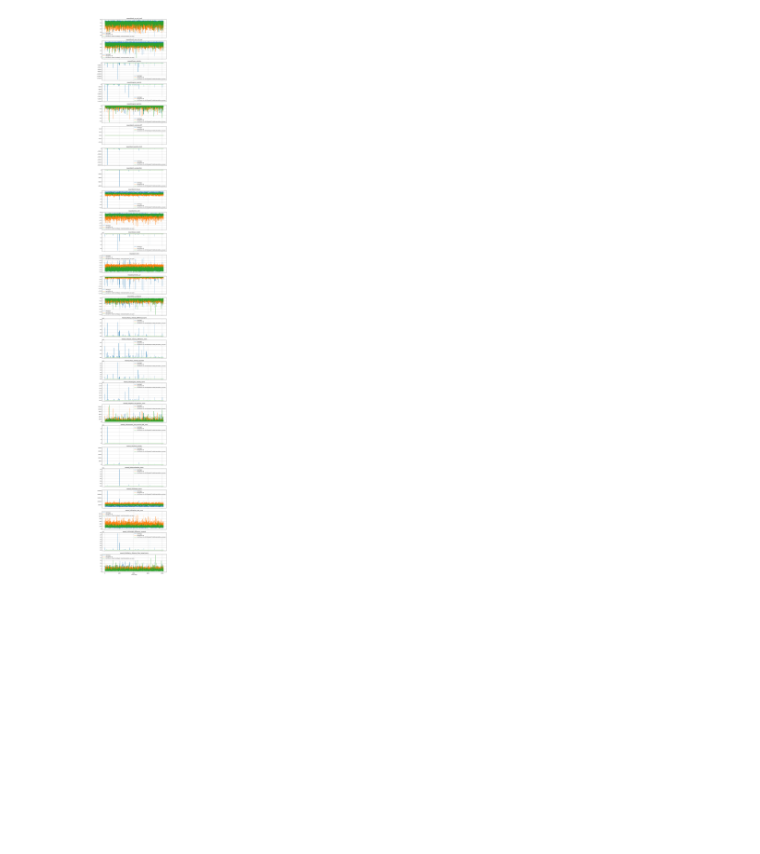
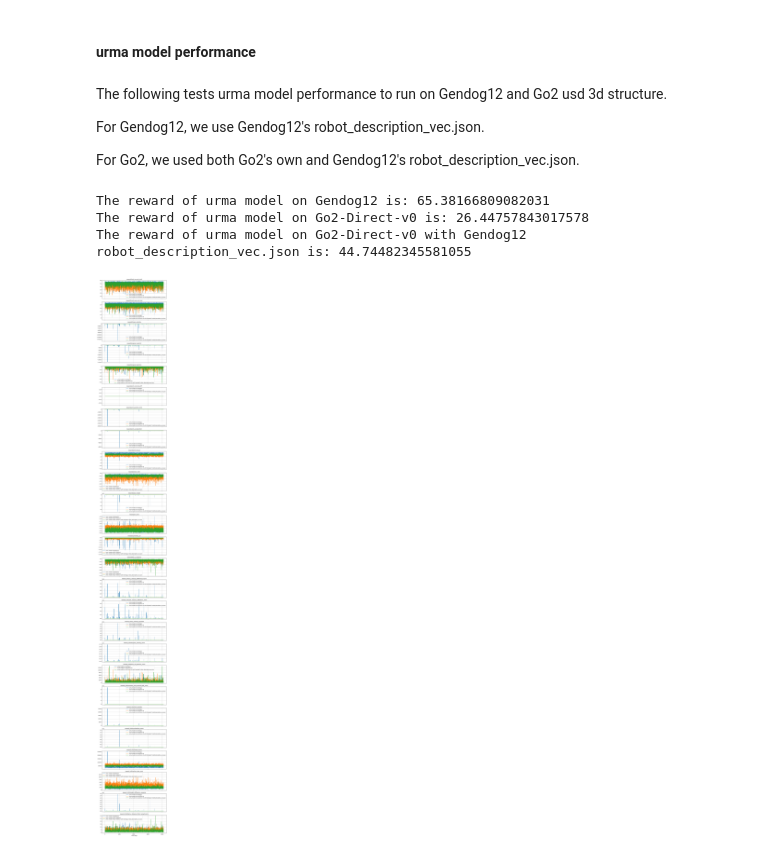
Before and after one commit to Dichen-Li/Adaptive-Embodiment, a Jupyter notebook: analysis/analyze_urma_go2_gendog12.ipynb, the cells around one changed output. Cells and saved outputs as stored; diff of their text form; code cells hidden in the pictures; blank space fills up the shorter version.

Commit message:
More analysis about expert and urma performance on Gendog12 and Go2

```diff
--- a/analysis/analyze_urma_go2_gendog12.ipynb
+++ b/analysis/analyze_urma_go2_gendog12.ipynb
@@ -3,4 +2,0 @@
-# %%
-import json
-with open("eval_student_model_urma_detailed.json", "r") as f:
-    log_data = json.load(f)
@@ -19,0 +11,13 @@ Go2-Direct-v0 with Gendog12 robot_description_vec.json reward is 44.744823455810
+# %%
+import json
+with open("reward_log_file_Gendog12_expert_on_Gendog12.json", "r") as f:
+    expert_return1 = json.load(f)
+print("The reward of Gendog12 expert model on Gendog12 is:", expert_return1['Gendog12']['average_return'])
+import json
+with open("reward_log_file_Gendog12_expert_on_Go2.json", "r") as f:
+    expert_return2 = json.load(f)
+print("The reward of Gendog12 expert model on Go2-Direct-v0 is:", expert_return2['Go2-Direct-v0']['average_return'])
+import json
+with open("reward_log_file_Gendog12_expert_on_Go2_with_Gendog12_description_vector.json", "r") as f:
+    expert_return3 = json.load(f)
+print("The reward of Gendog12 expert model on Go2-Direct-v0 with Gendog12 robot_description_vec.json is:", expert_return3['Go2-Direct-v0']['average_return'])
@@ -19,0 +54,4 @@ Go2-Direct-v0 with Gendog12 robot_description_vec.json reward is 44.744823455810
+# %%
+reward_dicts = [expert_return1['Gendog12'], expert_return2['Go2-Direct-v0'], expert_return3['Go2-Direct-v0']]
+reward_labels = ['Gendog12 expert on Gendog12', 'Gendog12 expert on Go2-Direct-v0', 'Gendog12 expert on Go2-Direct-v0 with Gendog12 robot_description_vec.json']
+compare_scalar_rewards(reward_dicts, reward_labels)
@@ -20,3 +76,24 @@ Go2-Direct-v0 with Gendog12 robot_description_vec.json reward is 44.744823455810
+# %% [markdown]
+#### urma model performance
+# %% [markdown]
+The following tests urma model performance to run on Gendog12 and Go2 usd 3d structure.
+
+For Gendog12, we use Gendog12's robot_description_vec.json.
+
+For Go2, we used both Go2's own and Gendog12's robot_description_vec.json.
+# %%
+import json
+with open("eval_student_model_urma_detailed.json", "r") as f:
+    log_data1 = json.load(f)
+print("The reward of urma model on Gendog12 is:", log_data1['Gendog12']['average_return'])
+print("The reward of urma model on Go2-Direct-v0 is:", log_data1['Go2-Direct-v0']['average_return'])
+with open("eval_student_model_urma_detailed_Go2_with_Gendog12_description_vec.json", "r") as f:
+    log_data2 = json.load(f)
+print("The reward of urma model on Go2-Direct-v0 with Gendog12 robot_description_vec.json is:", log_data2['Go2-Direct-v0']['average_return'])
+# %% [output]
+The reward of urma model on Gendog12 is: 65.38166809082031
+The reward of urma model on Go2-Direct-v0 is: 26.44757843017578
+The reward of urma model on Go2-Direct-v0 with Gendog12 robot_description_vec.json is: 44.74482345581055
 # %%
 import matplotlib.pyplot as plt
 
@@ -74,8 +151,8 @@ def plot_rewards_multiple(reward_dicts, reward_names):
     plt.tight_layout()
     plt.show()
 # %%
-reward_dicts = [log_data['Gendog12']['reward_extras'], log_data['Go2-Direct-v0']['reward_extras'], log_data2['Go2-Direct-v0']['reward_extras']]
-reward_labels = ['Gendog12', 'Go2-Direct-v0', 'Go2-Direct-v0 with Gendog12 robot_description_vec.json']
+reward_dicts = [log_data1['Gendog12']['reward_extras'], log_data1['Go2-Direct-v0']['reward_extras'], log_data2['Go2-Direct-v0']['reward_extras']]
+reward_labels = ['urma model on Gendog12', 'urma model on Go2-Direct-v0', 'urma model on Go2-Direct-v0 with Gendog12 robot_description_vec.json']
 plot_rewards_multiple(reward_dicts, reward_labels)
 # %% [output]
-[figure, old version]
+[figure, new version]
```
Also changed, not shown: parts of 9 cells of this notebook, 13 other files.
